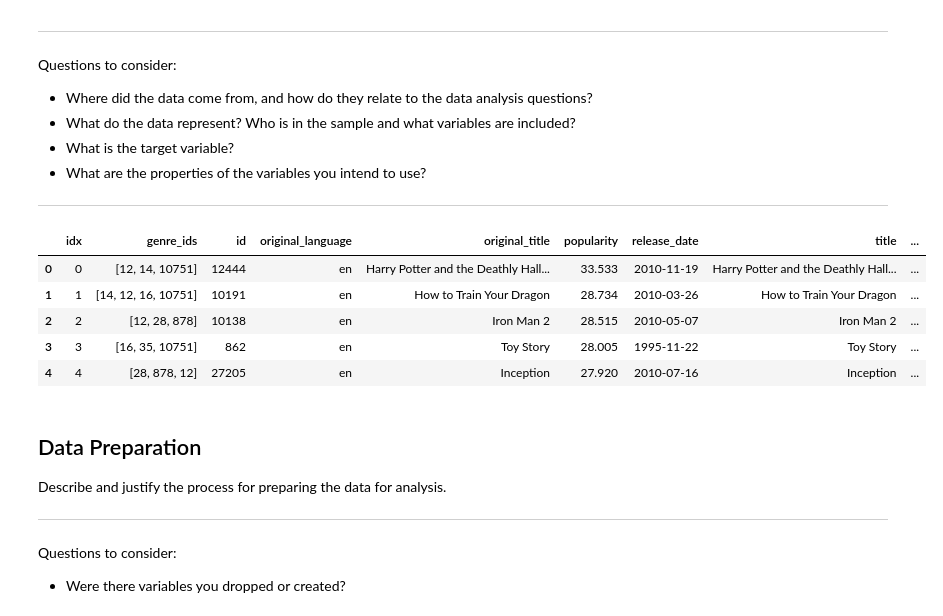
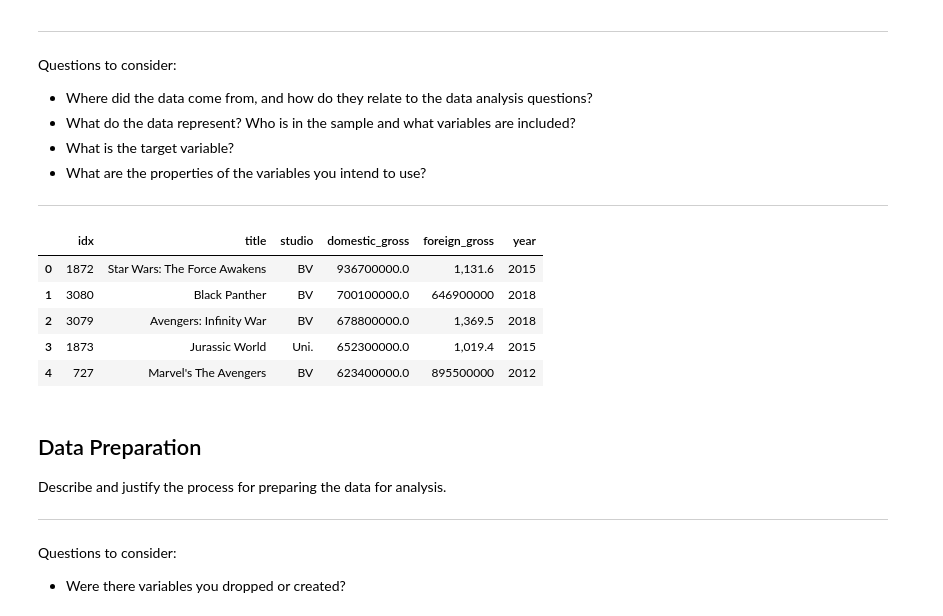
Before and after one commit to nancyho83/Microsoft-Movie-Analysis, a Jupyter notebook: dsc-phase1-project-template.ipynb, the cells around one changed output. Saved outputs shown, nothing was run; the diff lists cells and outputs as text; code cells hidden in the pictures.

Commit message:
Setting up data frames with selected data sets

```diff
--- a/dsc-phase1-project-template.ipynb
+++ b/dsc-phase1-project-template.ipynb
@@ -48,17 +48,19 @@ import sqlite3
 conn = sqlite3.connect('data\movies.db')
 cur = conn.cursor()
 # %%
-cur.execute("""SELECT * FROM tmdb_movies;""")
-df = pd.DataFrame(cur.fetchall())
-df.columns = [x[0] for x in cur.description]
-df.head(5)
+cur.execute("""SELECT *
+               FROM bom_movie_gross
+               ORDER BY domestic_gross DESC;""")
+test_df = pd.DataFrame(cur.fetchall())
+test_df.columns = [x[0] for x in cur.description]
+test_df.head(5)
 # %% [output]
-|  | idx | genre_ids | id | original_language | original_title | popularity | release_date | title | ... |
-| 0 | 0 | [12, 14, 10751] | 12444 | en | Harry Potter and the Deathly Hall... | 33.533 | 2010-11-19 | Harry Potter and the Deathly Hall... | ... |
-| 1 | 1 | [14, 12, 16, 10751] | 10191 | en | How to Train Your Dragon | 28.734 | 2010-03-26 | How to Train Your Dragon | ... |
-| 2 | 2 | [12, 28, 878] | 10138 | en | Iron Man 2 | 28.515 | 2010-05-07 | Iron Man 2 | ... |
-| 3 | 3 | [16, 35, 10751] | 862 | en | Toy Story | 28.005 | 1995-11-22 | Toy Story | ... |
-| 4 | 4 | [28, 878, 12] | 27205 | en | Inception | 27.920 | 2010-07-16 | Inception | ... |
+|  | idx | title | studio | domestic_gross | foreign_gross | year |
+| 0 | 1872 | Star Wars: The Force Awakens | BV | 936700000.0 | 1,131.6 | 2015 |
+| 1 | 3080 | Black Panther | BV | 700100000.0 | 646900000 | 2018 |
+| 2 | 3079 | Avengers: Infinity War | BV | 678800000.0 | 1,369.5 | 2018 |
+| 3 | 1873 | Jurassic World | Uni. | 652300000.0 | 1,019.4 | 2015 |
+| 4 | 727 | Marvel's The Avengers | BV | 623400000.0 | 895500000 | 2012 |
 # %% [markdown]
 ## Data Preparation
 
```
Also changed, not shown: parts of 7 cells of this notebook.
